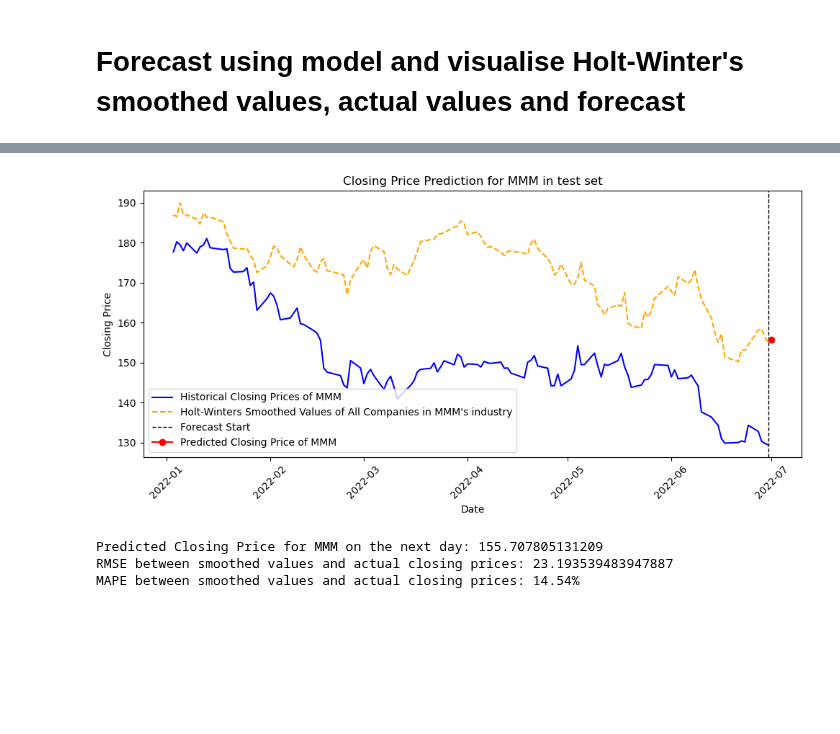
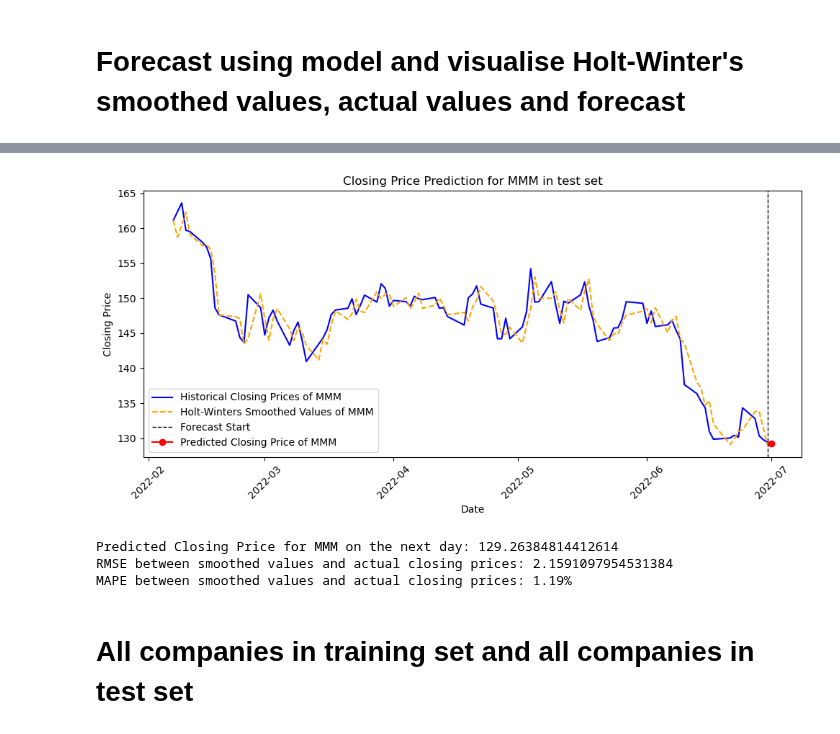
Before and after one commit to yothisisash/IT1244-Stock-Market, a Jupyter notebook: holt_winters_all_and_some_companies_v2.ipynb, the cells around one changed output, grey strips where cells are left out. Cells and saved outputs as stored; diff of their text form; code cells hidden in the pictures; blank space fills up the shorter version.

```diff
--- a/holt_winters_all_and_some_companies_v2.ipynb
+++ b/holt_winters_all_and_some_companies_v2.ipynb
@@ -26,5 +29,6 @@ if data['Date'].isnull().any():
 # %%
-# Define the company of interest
+# YOU CAN CHANGE THE COMPANY SYMBOL HERE
+# to define the company of interest
 target_company = 'MMM'
 
 # Ensure we have data for the target company
@@ -41,15 +45,15 @@ if len(target_data) < 5:
 # Get the industry of the target company
 target_industry = target_data['GICS Sector'].iloc[0]
 
-# Filter data for companies in the same industry
-industry_data = data[data['GICS Sector'] == target_industry]
+# Filter data for companies in the same industry, excluding the target company
+industry_data = data[(data['GICS Sector'] == target_industry) & (data['Symbol'] != target_company)]
 
-# Get the last n days of data for the target company
-last_n_days_target = target_data['Close'].tail(200)
+# # YOU CAN CHANGE HOW MANY DAYS YOU WANT TO TRAIN YOUR MODEL HERE
+# Take the last n days for modeling - we will use entire length of training set
+last_n_days_target = target_data['Close']
 
-# Get the last n days of data for all companies in the same industry
+# Get the last n days of data for all companies in the same industry excluding the target company
 last_n_days_industry = industry_data[industry_data['Date'].isin(last_n_days_target.index)]
+
+# Calculate the average closing price for the last n days, excluding the target company
 avg_last_n_days = last_n_days_industry.groupby('Date')['Close'].mean()
-
-print(target_data['GICS Sector'])
-print(avg_last_n_days)
@@ -223,34 +209,31 @@ if test_data['Date'].isnull().any():
     print("There are unparseable dates:")
     print(test_data[test_data['Date'].isnull()])
 
-# Define the company of interest
+# YOU CAN CHANGE THE COMPANY SYMBOL HERE
+# to define the company of interest
 test_target_company = 'MMM'
 
-# Ensure we have data for the target company
+# Ensure company is in the dataset
 if test_target_company not in test_data['Symbol'].unique():
     raise ValueError(f"{test_target_company} is not in the dataset.")
 
-# Filter data for the target company
+# Filter data for the target company and set 'Date' column as index
 test_target_data = test_data[test_data['Symbol'] == test_target_company].set_index('Date')
 
-# Ensure we have enough data for the target company
+# Ensure we have at least 5 days of data
 if len(test_target_data) < 5:
     raise ValueError("Not enough data to predict. At least 5 days are required.")
 
-# Get the industry of the target company
-test_target_industry = test_target_data['GICS Sector'].iloc[0]
+# YOU CAN CHANGE HOW MANY DAYS YOU WANT TO TEST YOUR MODEL HERE
+# Take the last n days for modeling - we will take 100 days from test set
+# Despite having avg in its name, it is not an average, but it is used to note that it is the test version of avg_last_days in training model
+test_avg_last_n_days = test_target_data['Close'].tail(100)
 
-# Filter data for companies in the same industry
-test_industry_data = test_data[test_data['GICS Sector'] == test_target_industry]
+# Ensure 'test_avg_last_n_days' is not empty
+if test_avg_last_n_days.empty:
+    raise ValueError("No closing price data available for modeling.")
 
-# Get the last n days of data for the target company
-test_last_n_days_target = test_target_data['Close'].tail(150)
-
-# Get the last n days of data for all companies in the same industry
-test_last_n_days_industry = test_industry_data[test_industry_data['Date'].isin(test_last_n_days_target.index)]
-test_avg_last_n_days = test_last_n_days_industry.groupby('Date')['Close'].mean()
-
-# Fit the Holt-Winters model using trend, seasonal and seasonality obtained during training
+# Fit the Holt-Winters model using trend, seasonal and seasonality obtained during training of other companies
 test_model = ExponentialSmoothing(
     test_avg_last_n_days,
     trend=lowest_trend,
@@ -267,18 +250,18 @@ test_forecast = test_model.forecast(steps=1)
 test_smoothed_values = test_model.fittedvalues
 
 # Calcualte RMSE between actual values and smoothed values
-test_rmse = root_mean_squared_error(test_last_n_days_target.values, test_smoothed_values.values)
+test_rmse = root_mean_squared_error(test_avg_last_n_days.values, test_smoothed_values.values)
 
 # Calculate MAPE
-test_mape = np.mean(np.abs((test_last_n_days_target.values - test_smoothed_values.values) / test_last_n_days_target.values)) * 100
+test_mape = np.mean(np.abs((test_avg_last_n_days.values - test_smoothed_values.values) / test_avg_last_n_days.values)) * 100
 
 
 # Visualization
 plt.figure(figsize=(10, 5))
-plt.plot(test_last_n_days_target.index, test_last_n_days_target, label=f'Historical Closing Prices of {test_target_company}', color='blue')
-plt.plot(test_smoothed_values.index, test_smoothed_values, label= f"Holt-Winters Smoothed Values of All Companies in {test_target_company}'s industry", color='orange', linestyle='--')
-plt.axvline(x=test_last_n_days_target.index[-1], color='black', linewidth=1, linestyle='--', label='Forecast Start')
-plt.plot(test_last_n_days_target.index[-1] + pd.DateOffset(days=1), test_forecast, marker='o', label=f'Predicted Closing Price of {test_target_company}', color='red')
+plt.plot(test_avg_last_n_days.index, test_avg_last_n_days, label=f'Historical Closing Prices of {test_target_company}', color='blue')
+plt.plot(test_smoothed_values.index, test_smoothed_values, label= f"Holt-Winters Smoothed Values of {test_target_company}", color='orange', linestyle='--')
+plt.axvline(x=test_avg_last_n_days.index[-1], color='black', linewidth=1, linestyle='--', label='Forecast Start')
+plt.plot(test_avg_last_n_days.index[-1] + pd.DateOffset(days=1), test_forecast, marker='o', label=f'Predicted Closing Price of {test_target_company}', color='red')
 plt.title(f'Closing Price Prediction for {test_target_company} in test set')
 plt.xlabel('Date')
 plt.ylabel('Closing Price')
@@ -311,5 +294,7 @@ initial_seasons.6            -1.0097182                  s.6                 Tru
 ---------------------------------------------------------------------------------
-[figure, old version]
+[figure, new version]
-Predicted Closing Price for MMM on the next day: 155.707805131209
-RMSE between smoothed values and actual closing prices: 23.193539483947887
-MAPE between smoothed values and actual closing prices: 14.54%
+Predicted Closing Price for MMM on the next day: 129.26384814412614
+RMSE between smoothed values and actual closing prices: 2.1591097954531384
+MAPE between smoothed values and actual closing prices: 1.19%
+# %% [markdown]
+# All companies in training set and all companies in test set
```
Also changed, not shown: parts of 21 cells of this notebook, 1 other file.
